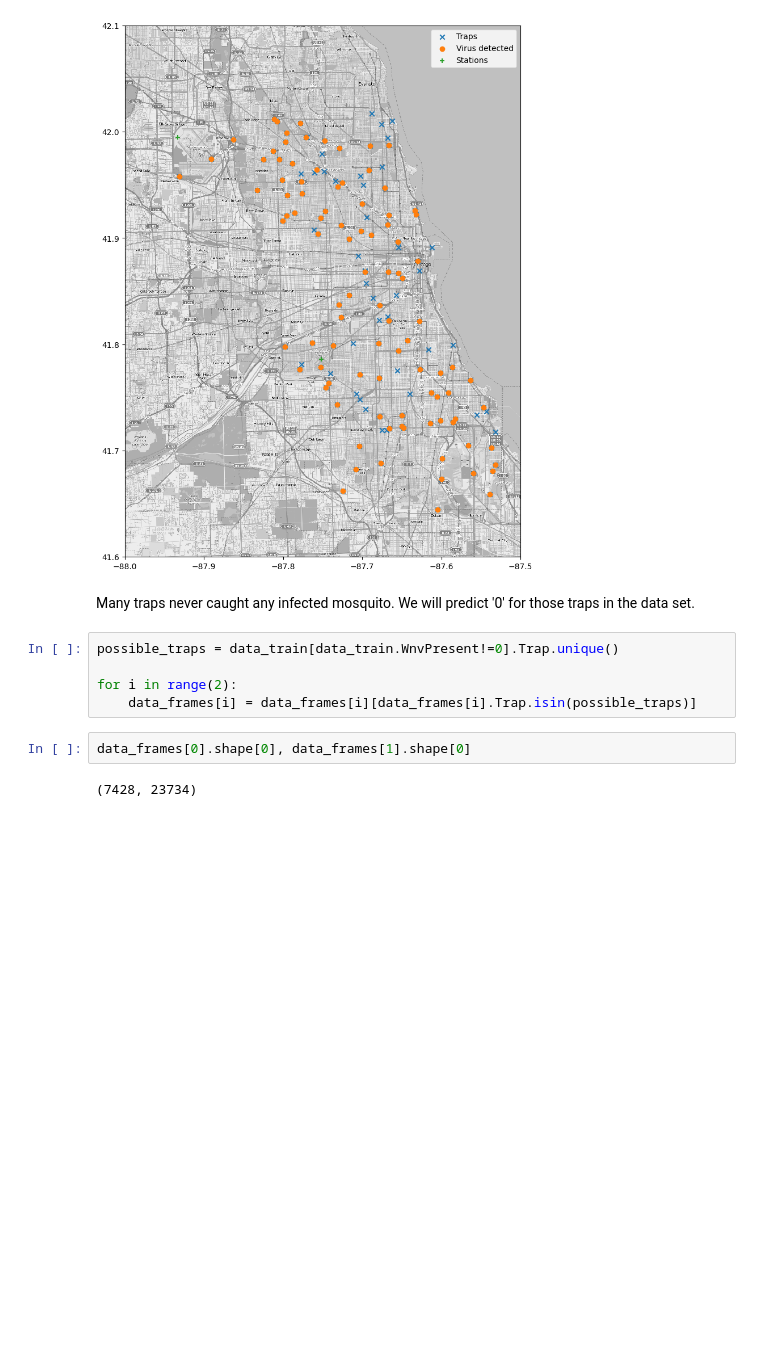
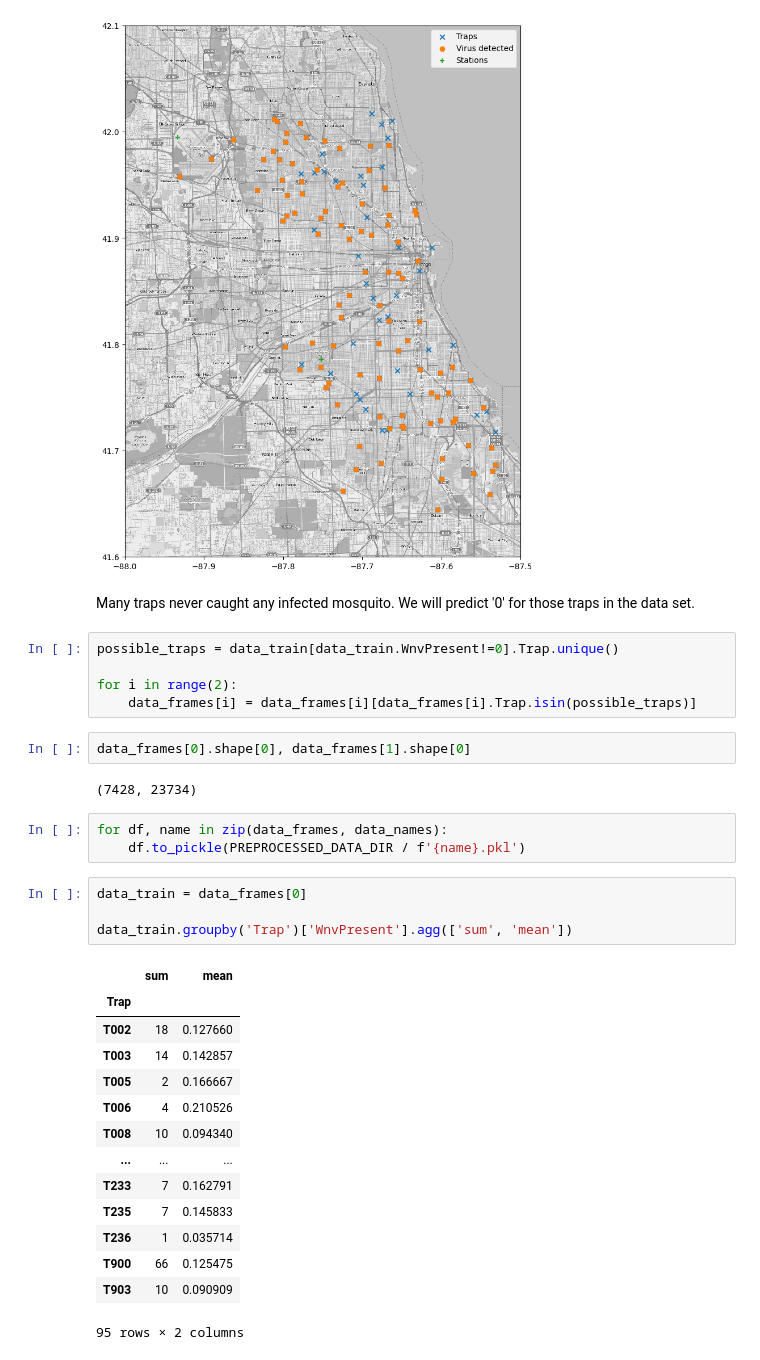
Before and after one commit to AgaZgo/west_nile_virus_prediction, a Jupyter notebook: notebooks/1. Exploratory_data_analysis.ipynb, the cells around one changed output. Saved outputs shown, nothing was run; the diff lists cells and outputs as text; blank space fills up the shorter version.

```diff
--- a/notebooks/1. Exploratory_data_analysis.ipynb
+++ b/notebooks/1. Exploratory_data_analysis.ipynb
@@ -204,3 +204,25 @@ for i in range(2):
 data_frames[0].shape[0], data_frames[1].shape[0]
 # %% [output]
 (7428, 23734)
+# %%
+for df, name in zip(data_frames, data_names):
+    df.to_pickle(PREPROCESSED_DATA_DIR / f'{name}.pkl')
+# %%
+data_train = data_frames[0]
+
+data_train.groupby('Trap')['WnvPresent'].agg(['sum', 'mean'])
+# %% [output]
+|  | sum | mean |
+| Trap |  |  |
+| T002 | 18 | 0.127660 |
+| T003 | 14 | 0.142857 |
+| T005 | 2 | 0.166667 |
+| T006 | 4 | 0.210526 |
+| T008 | 10 | 0.094340 |
+| ... | ... | ... |
+| T233 | 7 | 0.162791 |
+| T235 | 7 | 0.145833 |
+| T236 | 1 | 0.035714 |
+| T900 | 66 | 0.125475 |
+| T903 | 10 | 0.090909 |
+95 rows × 2 columns
```
Also changed, not shown: parts of 2 cells of this notebook, 6 other files.
